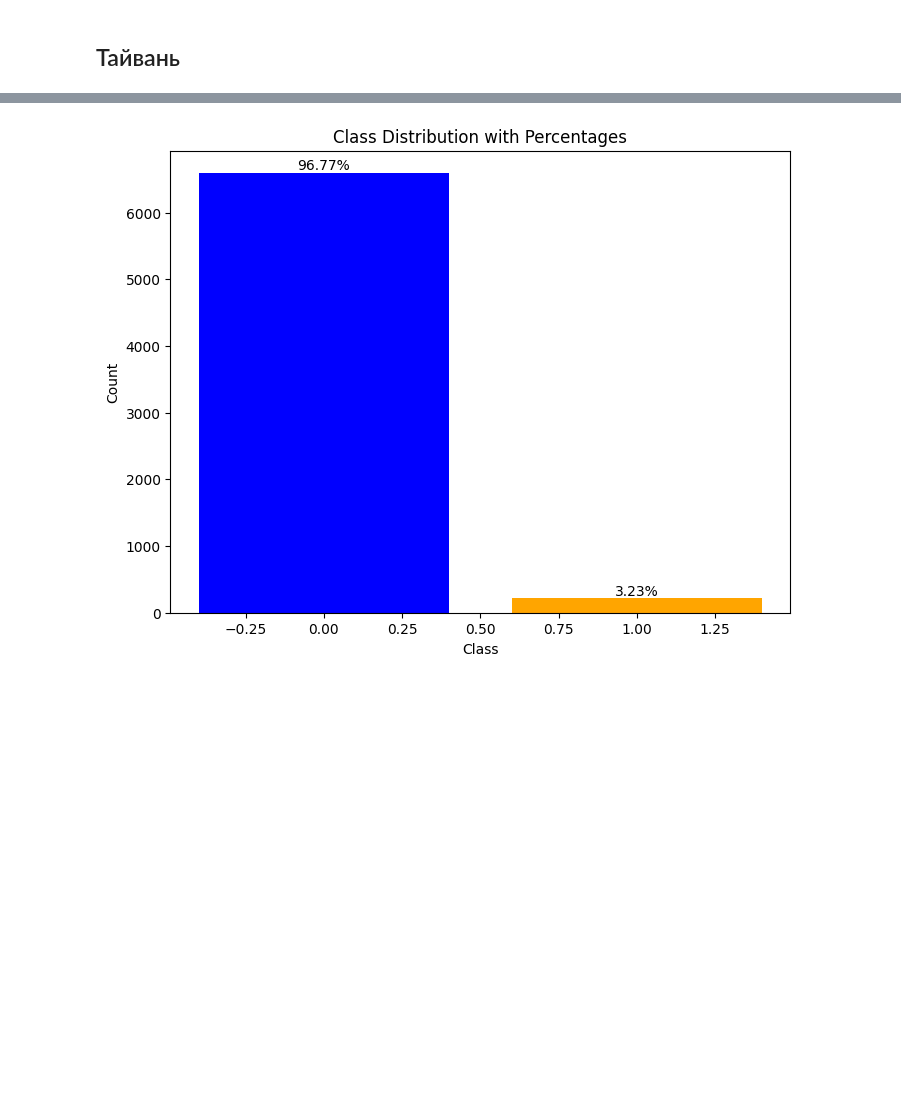
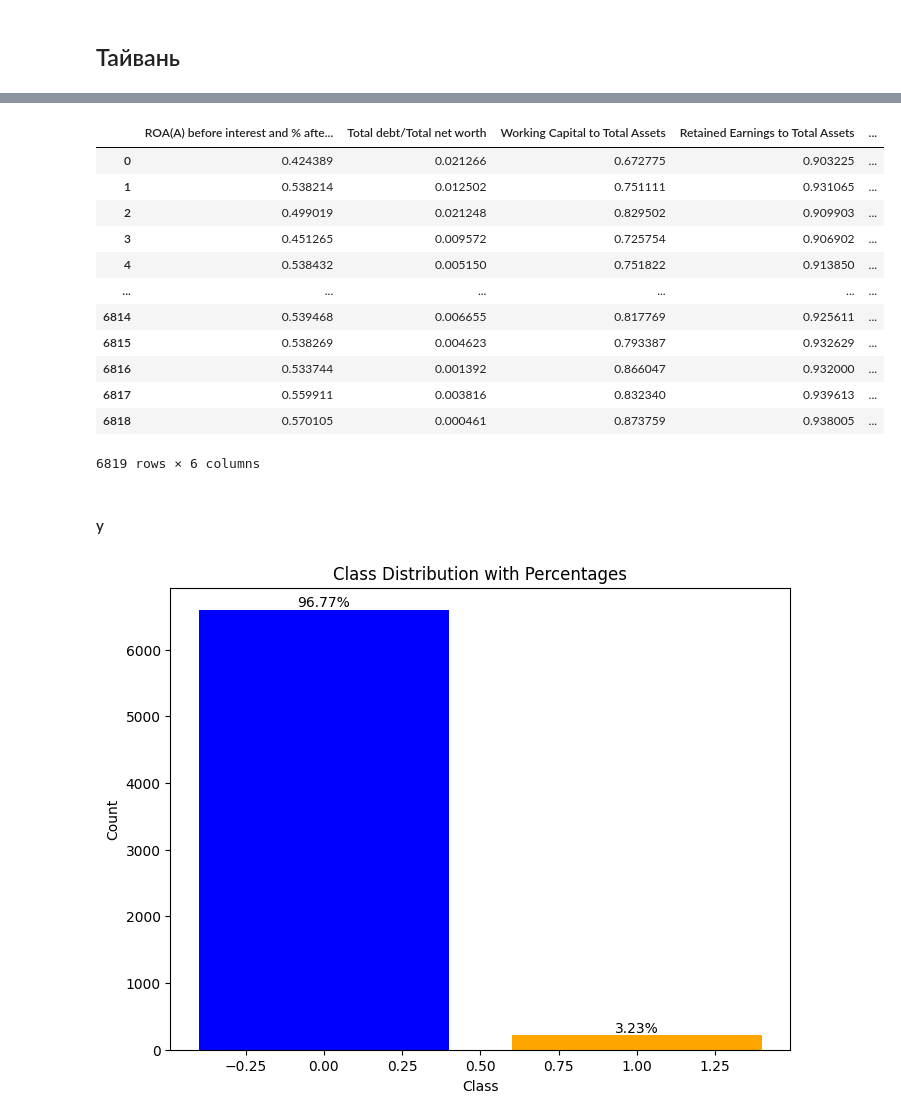
Before and after one commit to D1scoDancer/Bankruptcy-DA-Project, a Jupyter notebook: Notebooks/bankruptcy_project.ipynb, the cells around one changed output, grey strips where cells are left out. Saved outputs shown, nothing was run; the diff lists cells and outputs as text; code cells hidden in the pictures; blank space fills up the shorter version.

```diff
--- a/Notebooks/bankruptcy_project.ipynb
+++ b/Notebooks/bankruptcy_project.ipynb
@@ -211,2 +153,33 @@ polish_X
+# %%
+columns_to_extract = [
+    ' ROA(A) before interest and % after tax',
+    ' Total debt/Total net worth',
+    ' Working Capital to Total Assets',
+    ' Retained Earnings to Total Assets',
+    ' Total Asset Turnover',
+    ' Operating Profit Rate',
+]
+
+# Создаем новый DataFrame, содержащий только выбранные столбцы
+taiwanese_X_sub = taiwanese_X[columns_to_extract]
+
+# Показываем первые несколько строк нового DataFrame
+taiwanese_X_sub
+# %% [output]
+|  | ROA(A) before interest and % afte... | Total debt/Total net worth | Working Capital to Total Assets | Retained Earnings to Total Assets | ... |
+| 0 | 0.424389 | 0.021266 | 0.672775 | 0.903225 | ... |
+| 1 | 0.538214 | 0.012502 | 0.751111 | 0.931065 | ... |
+| 2 | 0.499019 | 0.021248 | 0.829502 | 0.909903 | ... |
+| 3 | 0.451265 | 0.009572 | 0.725754 | 0.906902 | ... |
+| 4 | 0.538432 | 0.005150 | 0.751822 | 0.913850 | ... |
+| ... | ... | ... | ... | ... | ... |
+| 6814 | 0.539468 | 0.006655 | 0.817769 | 0.925611 | ... |
+| 6815 | 0.538269 | 0.004623 | 0.793387 | 0.932629 | ... |
+| 6816 | 0.533744 | 0.001392 | 0.866047 | 0.932000 | ... |
+| 6817 | 0.559911 | 0.003816 | 0.832340 | 0.939613 | ... |
+| 6818 | 0.570105 | 0.000461 | 0.873759 | 0.938005 | ... |
+6819 rows × 6 columns
+# %% [markdown]
+#### y
 # %%
 # Calculate the percentage distribution
```
Also changed, not shown: parts of 27 cells of this notebook.
